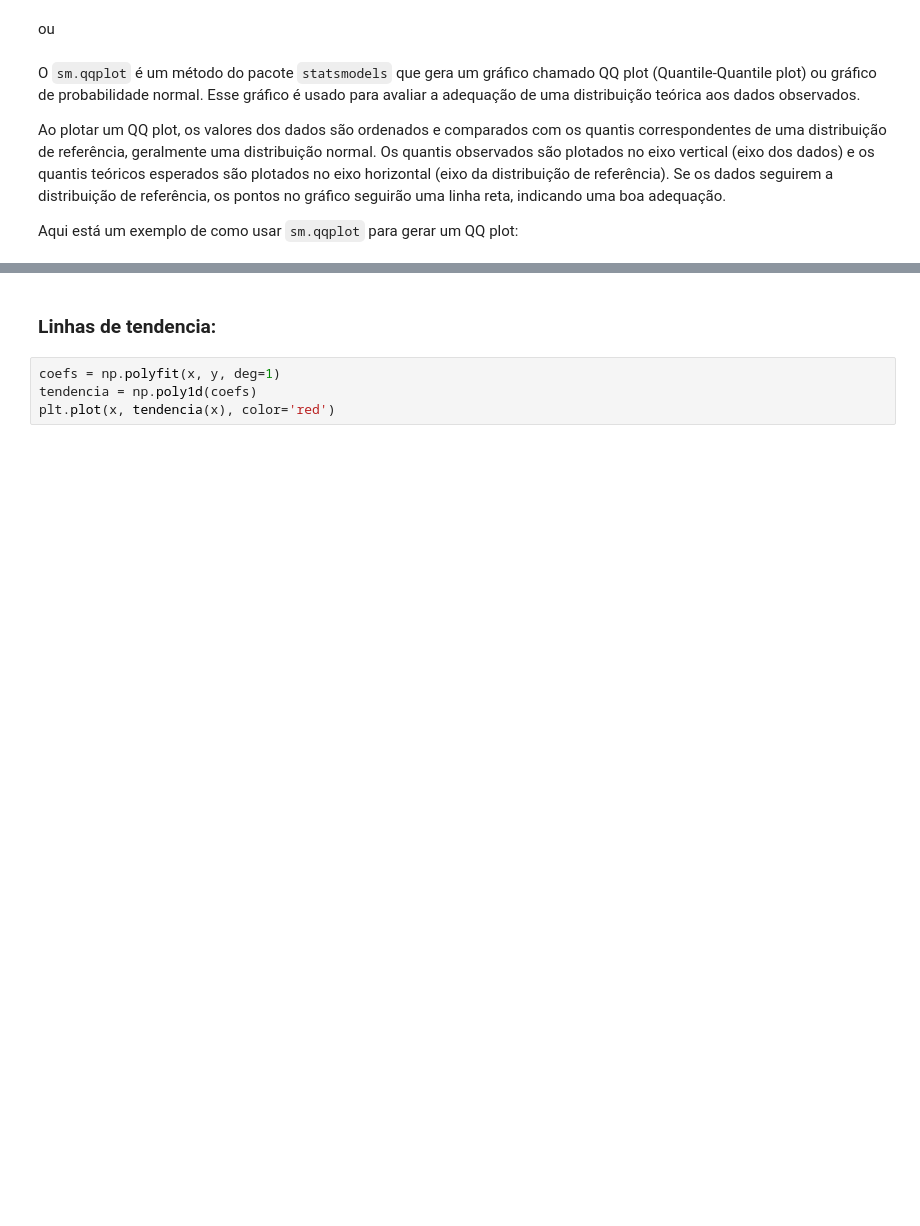
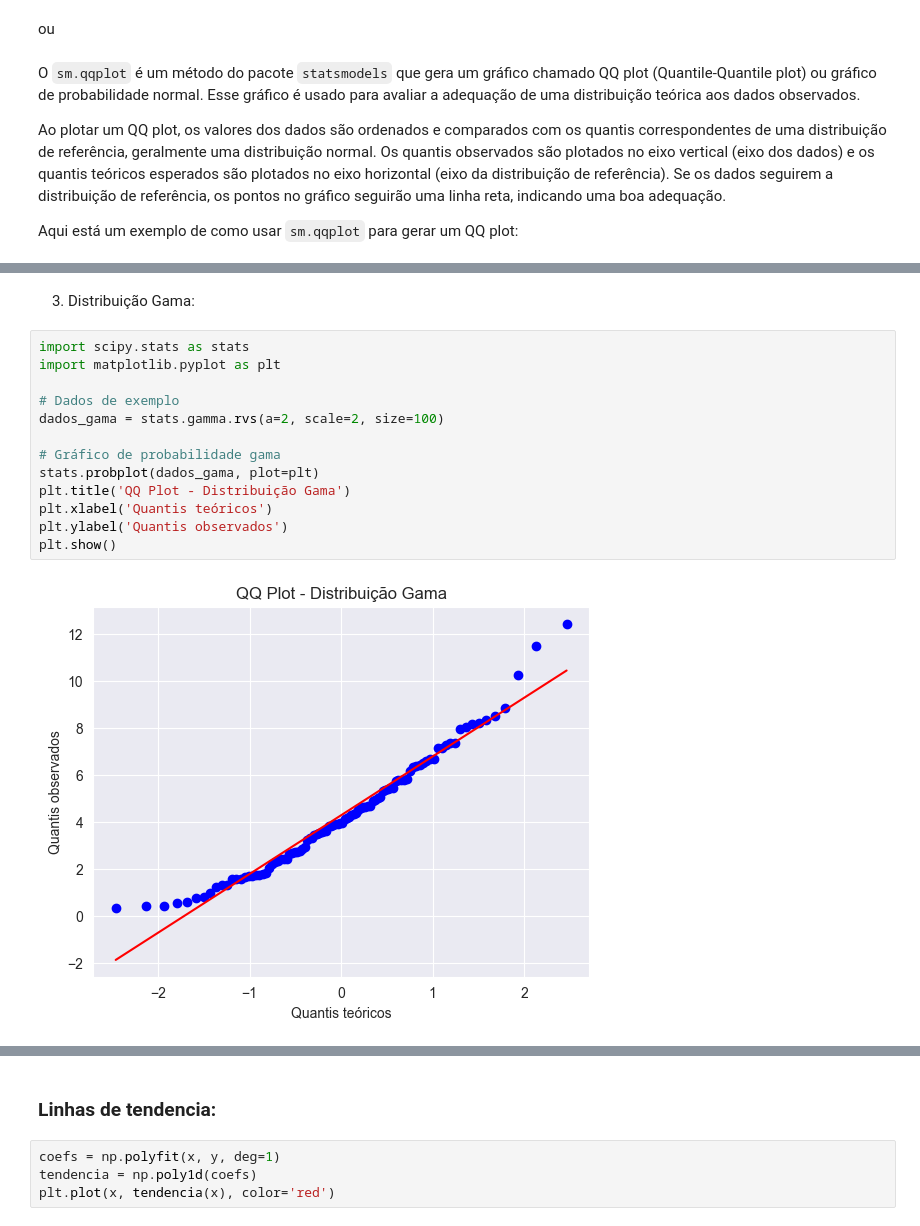
Before and after one commit to NULLBYTE-RGH/Sistemas-e-Sinais, a Jupyter notebook: Resumo.ipynb, the cells around one changed output, grey strips where cells are left out. Cells and saved outputs as stored; diff of their text form; blank space fills up the shorter version.

```diff
--- a/Resumo.ipynb
+++ b/Resumo.ipynb
@@ -781,0 +871,17 @@ Negative Binomial: stats.nbinom
+# %% [markdown]
+3. Distribuição Gama:
+# %%
+import scipy.stats as stats
+import matplotlib.pyplot as plt
+
+# Dados de exemplo
+dados_gama = stats.gamma.rvs(a=2, scale=2, size=100)
+
+# Gráfico de probabilidade gama
+stats.probplot(dados_gama, plot=plt)
+plt.title('QQ Plot - Distribuição Gama')
+plt.xlabel('Quantis teóricos')
+plt.ylabel('Quantis observados')
+plt.show()
+# %% [output]
+[figure, added]
```
Also changed, not shown: parts of 15 cells of this notebook.
